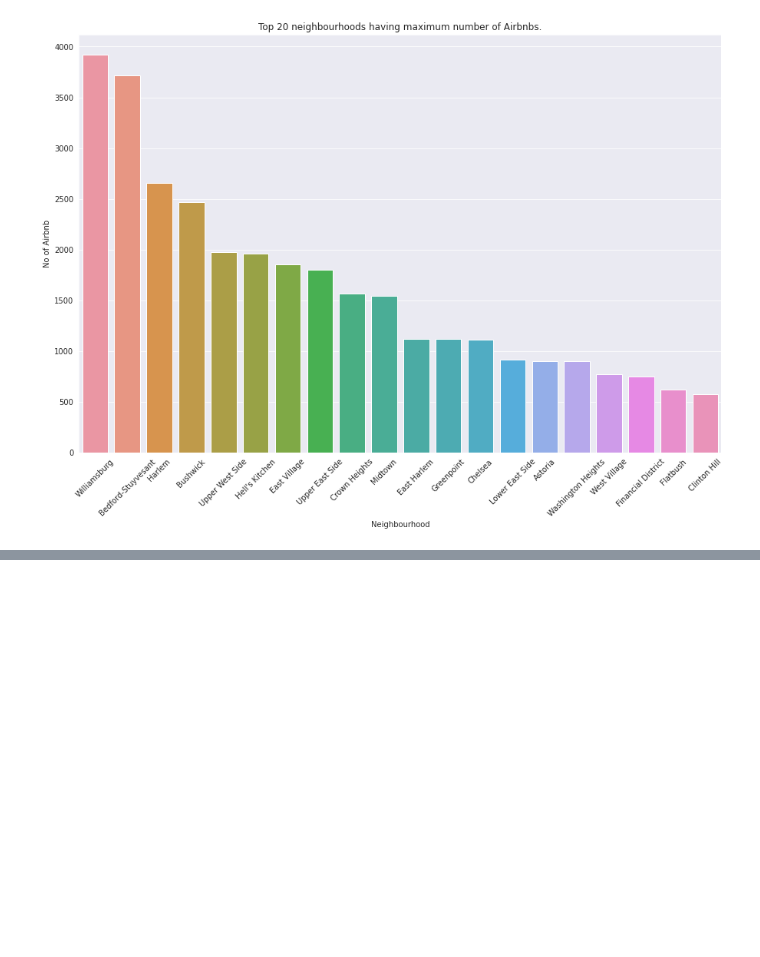
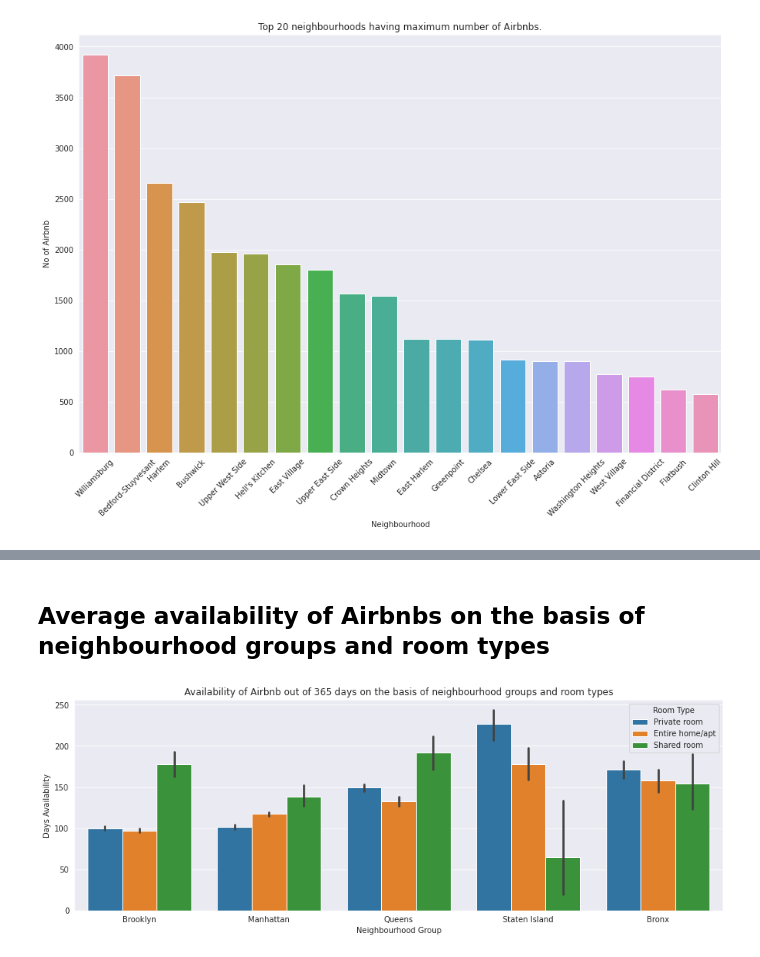
Before and after one commit to rsonar821/EDA-Capstone-Project, a Jupyter notebook: Airbnb_EDA_Capstone_Project_(Raj_Sonar).ipynb, the cells around one changed output, grey strips where cells are left out. Drawn from its saved outputs; the diff is of its cells as text; code cells hidden in the pictures; blank space fills up the shorter version.

```diff
--- a/Airbnb_EDA_Capstone_Project_(Raj_Sonar).ipynb
+++ b/Airbnb_EDA_Capstone_Project_(Raj_Sonar).ipynb
@@ -347,0 +394,23 @@ plt.show(figure)
+# %% [markdown]
+## **Average availability of Airbnbs on the basis of neighbourhood groups and room types**
+# %%
+# Defining the size of the graph
+plt.figure(figsize=(15,5))
+
+# Plotting a bar graph
+figure = sns.barplot(x='neighbourhood_group', y='availability_365', data=df, hue='room_type')
+
+# Defining the title of the graph
+figure.set(title='Availability of Airbnb out of 365 days on the basis of neighbourhood groups and room types')
+
+# Defining the legend title
+plt.legend(title="Room Type")
+
+# Defining the labels of the graph
+figure.set_xlabel("Neighbourhood Group")
+figure.set_ylabel("Days Availability")
+
+# Displaying the graph
+plt.show(figure)
+# %% [output]
+[figure, added]
```
Also changed, not shown: parts of 5 cells of this notebook.
